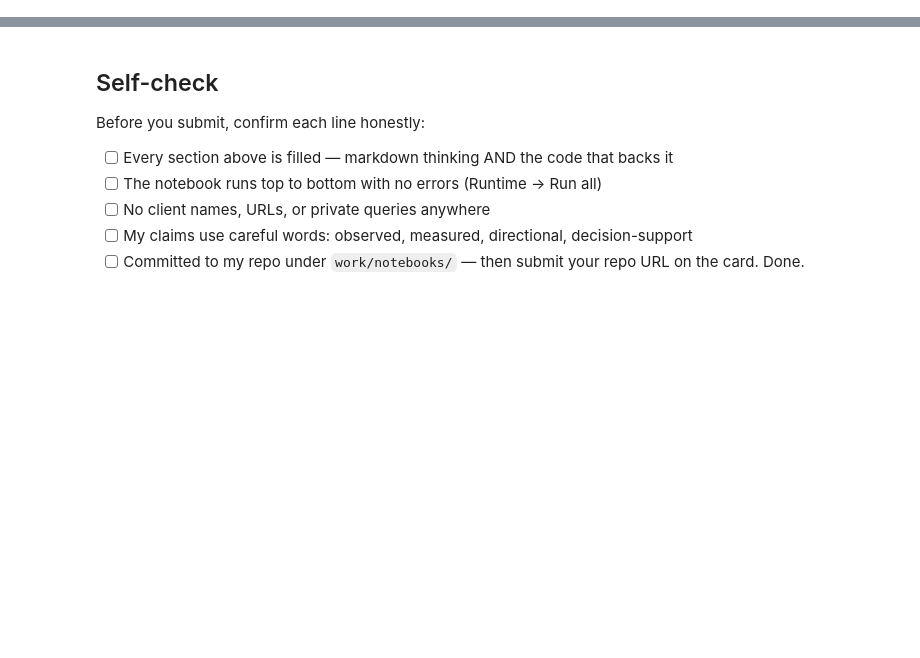
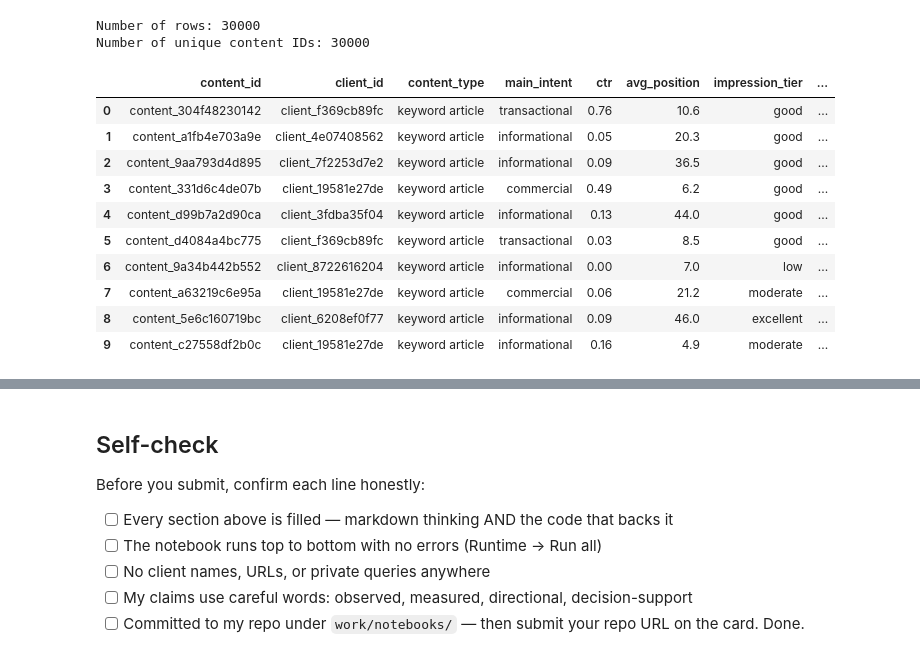
Before and after one commit to amal-ali-u/flyrank-ml-internship, a Jupyter notebook: work/notebooks/w02_ml_task_framing.ipynb, the cells around one changed output, grey strips where cells are left out. Saved outputs shown, nothing was run; the diff lists cells and outputs as text; code cells hidden in the pictures; blank space fills up the shorter version.

```diff
--- a/work/notebooks/w02_ml_task_framing.ipynb
+++ b/work/notebooks/w02_ml_task_framing.ipynb
@@ -40,0 +52,49 @@ This skeleton is yours to fill. Work the sections **in order** — each one has
+# %%
+
+# This cell is for CODE (numbers, a query, a check).
+# Write your text answer in the cell ABOVE this one — typing sentences here breaks Run All.
+
+import pandas as pd
+from pathlib import Path
+
+data_path = Path(
+    "/content/flyrank-ml-internship-starter/data/raw/content_refresh_anonymized.csv")
+# Load the dataset if it has not been loaded already
+if "df" not in globals():
+    df = pd.read_csv(data_path)
+
+# Select the columns relevant to page prioritization
+unit_df = df[
+    [
+        "content_id",
+        "client_id",
+        "content_type",
+        "main_intent",
+        "ctr",
+        "avg_position",
+        "impression_tier",
+        "trend_direction"
+    ]
+].copy()
+
+# Zero means missing position data
+unit_df["avg_position"] = unit_df["avg_position"].replace(0, float("nan"))
+
+print("Number of rows:", len(unit_df))
+print("Number of unique content IDs:", unit_df["content_id"].nunique())
+
+display(unit_df.head(10))
+# %% [output]
+Number of rows: 30000
+Number of unique content IDs: 30000
+|  | content_id | client_id | content_type | main_intent | ctr | avg_position | impression_tier | ... |
+| 0 | content_304f48230142 | client_f369cb89fc | keyword article | transactional | 0.76 | 10.6 | good | ... |
+| 1 | content_a1fb4e703a9e | client_4e07408562 | keyword article | informational | 0.05 | 20.3 | good | ... |
+| 2 | content_9aa793d4d895 | client_7f2253d7e2 | keyword article | informational | 0.09 | 36.5 | good | ... |
+| 3 | content_331d6c4de07b | client_19581e27de | keyword article | commercial | 0.49 | 6.2 | good | ... |
+| 4 | content_d99b7a2d90ca | client_3fdba35f04 | keyword article | informational | 0.13 | 44.0 | good | ... |
+| 5 | content_d4084a4bc775 | client_f369cb89fc | keyword article | transactional | 0.03 | 8.5 | good | ... |
+| 6 | content_9a34b442b552 | client_8722616204 | keyword article | informational | 0.00 | 7.0 | low | ... |
+| 7 | content_a63219c6e95a | client_19581e27de | keyword article | commercial | 0.06 | 21.2 | moderate | ... |
+| 8 | content_5e6c160719bc | client_6208ef0f77 | keyword article | informational | 0.09 | 46.0 | excellent | ... |
+| 9 | content_c27558df2b0c | client_19581e27de | keyword article | informational | 0.16 | 4.9 | moderate | ... |
```
Also changed, not shown: parts of 14 cells of this notebook.
